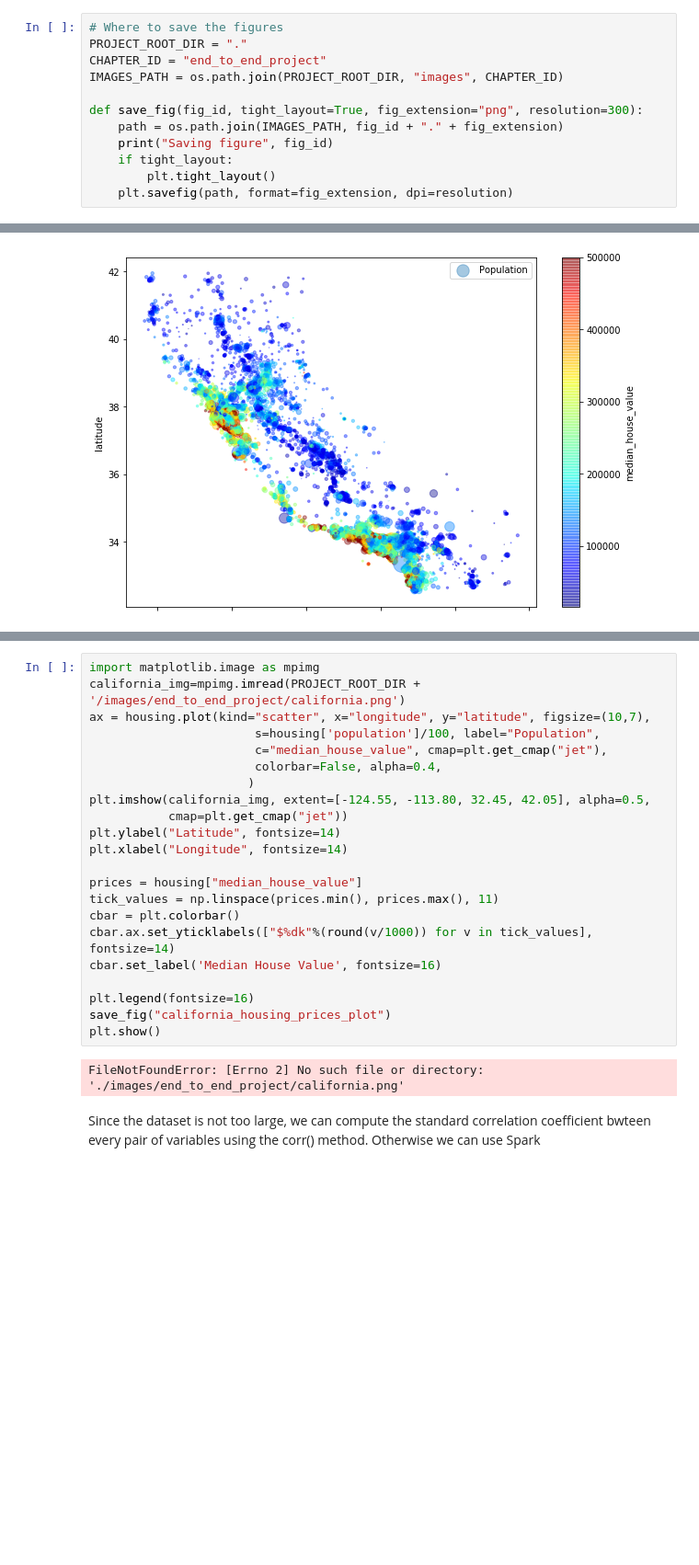
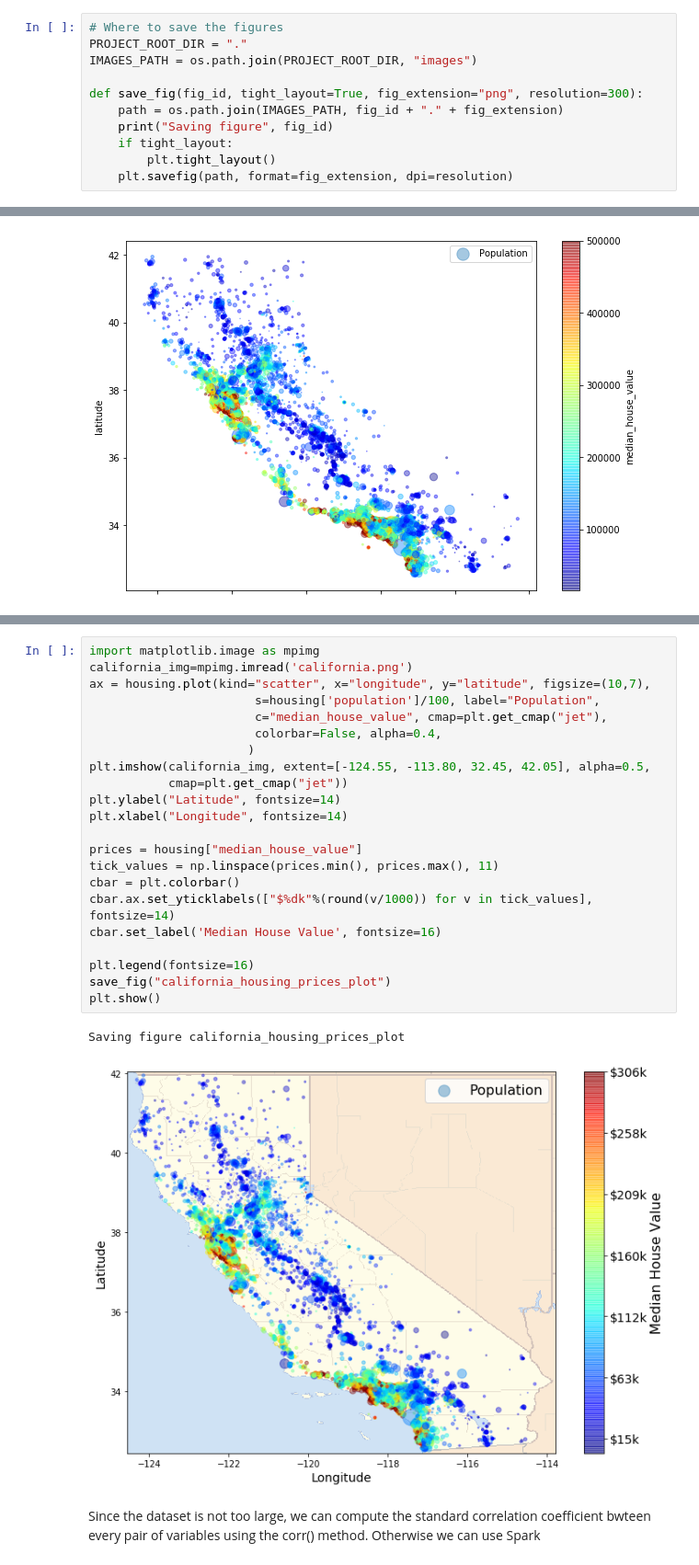
Before and after one commit to Rmostert/NLP, a Jupyter notebook: House prices Machine learning project.ipynb, the cells around one changed output, grey strips where cells are left out. Shown at 92% size. Cells and saved outputs as stored; diff of their text form; blank space fills up the shorter version.

```diff
--- a/House prices Machine learning project.ipynb
+++ b/House prices Machine learning project.ipynb
@@ -24,8 +24,7 @@ from sklearn.ensemble import RandomForestRegressor
 # %%
 # Where to save the figures
 PROJECT_ROOT_DIR = "."
-CHAPTER_ID = "end_to_end_project"
-IMAGES_PATH = os.path.join(PROJECT_ROOT_DIR, "images", CHAPTER_ID)
+IMAGES_PATH = os.path.join(PROJECT_ROOT_DIR, "images")
 
 def save_fig(fig_id, tight_layout=True, fig_extension="png", resolution=300):
     path = os.path.join(IMAGES_PATH, fig_id + "." + fig_extension)
@@ -239,27 +236,28 @@ The image tells you that the housing prices are very much reated to the location
 # %%
 import matplotlib.image as mpimg
-california_img=mpimg.imread(PROJECT_ROOT_DIR + '/images/end_to_end_project/california.png')
+california_img=mpimg.imread('california.png')
 ax = housing.plot(kind="scatter", x="longitude", y="latitude", figsize=(10,7),
                        s=housing['population']/100, label="Population",
                        c="median_house_value", cmap=plt.get_cmap("jet"),
                        colorbar=False, alpha=0.4,
                       )
 plt.imshow(california_img, extent=[-124.55, -113.80, 32.45, 42.05], alpha=0.5,
            cmap=plt.get_cmap("jet"))
 plt.ylabel("Latitude", fontsize=14)
 plt.xlabel("Longitude", fontsize=14)
 
 prices = housing["median_house_value"]
 tick_values = np.linspace(prices.min(), prices.max(), 11)
 cbar = plt.colorbar()
 cbar.ax.set_yticklabels(["$%dk"%(round(v/1000)) for v in tick_values], fontsize=14)
 cbar.set_label('Median House Value', fontsize=16)
 
 plt.legend(fontsize=16)
 save_fig("california_housing_prices_plot")
 plt.show()
 # %% [output]
-FileNotFoundError: [Errno 2] No such file or directory: './images/end_to_end_project/california.png'
+Saving figure california_housing_prices_plot
+[figure, added]
 # %% [markdown]
 Since the dataset is not too large, we can compute the standard correlation coefficient bwteen every pair of variables using the corr() method. Otherwise we can use Spark
 # %%
```
Also changed, not shown: parts of 11 cells of this notebook.
